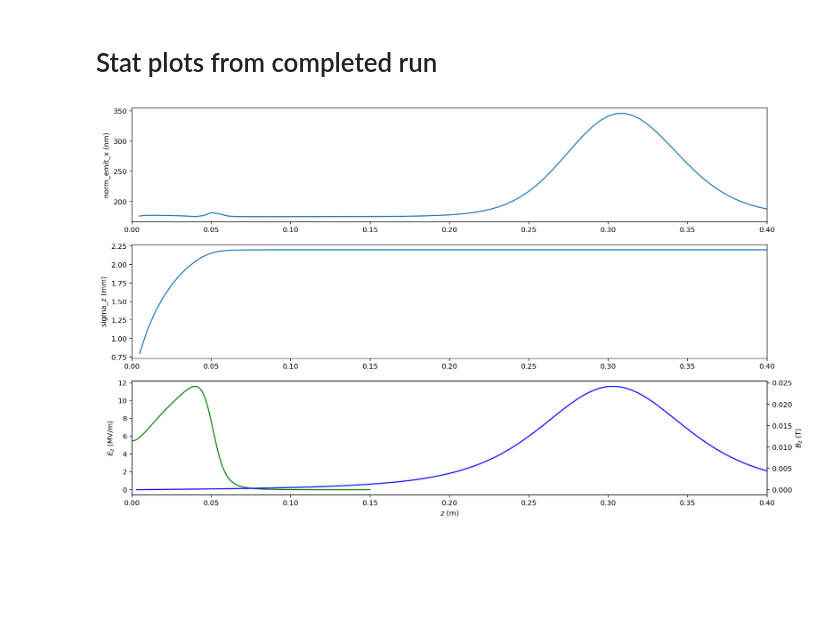
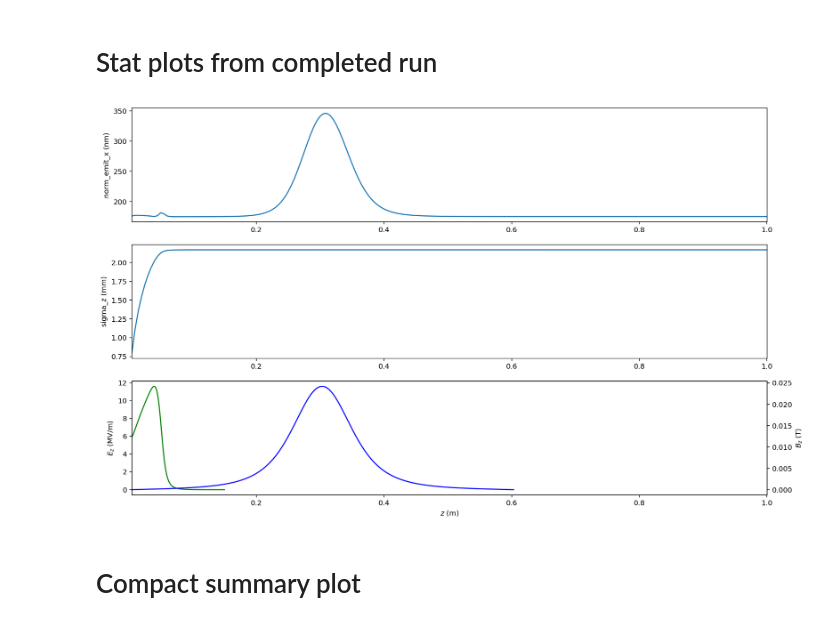
Before and after one commit to ChristopherMayes/lume-astra, a Jupyter notebook: examples/plot_examples.ipynb, the cells around one changed output. Cells and saved outputs as stored; diff of their text form; code cells hidden in the pictures; blank space fills up the shorter version.

Commit message:
Better plotting, Astra.plot()

```diff
--- a/examples/plot_examples.ipynb
+++ b/examples/plot_examples.ipynb
@@ -44,8 +46,8 @@ A2 = run_astra_with_distgen(settings=settings, astra_input_file=ASTRA_IN,
 # %%
 matplotlib.rcParams['figure.figsize'] = (16,10)
 # Modify limits
-fig = plot_stats(A2)
-for ax in fig.axes:
-    ax.set_xlim(0, 0.4)
+plot_stats(A2)
 # %% [output]
-[figure, old version]
+[figure, new version]
+# %% [markdown]
+# Compact summary plot
```
Also changed, not shown: parts of 5 cells of this notebook, 7 other files.
